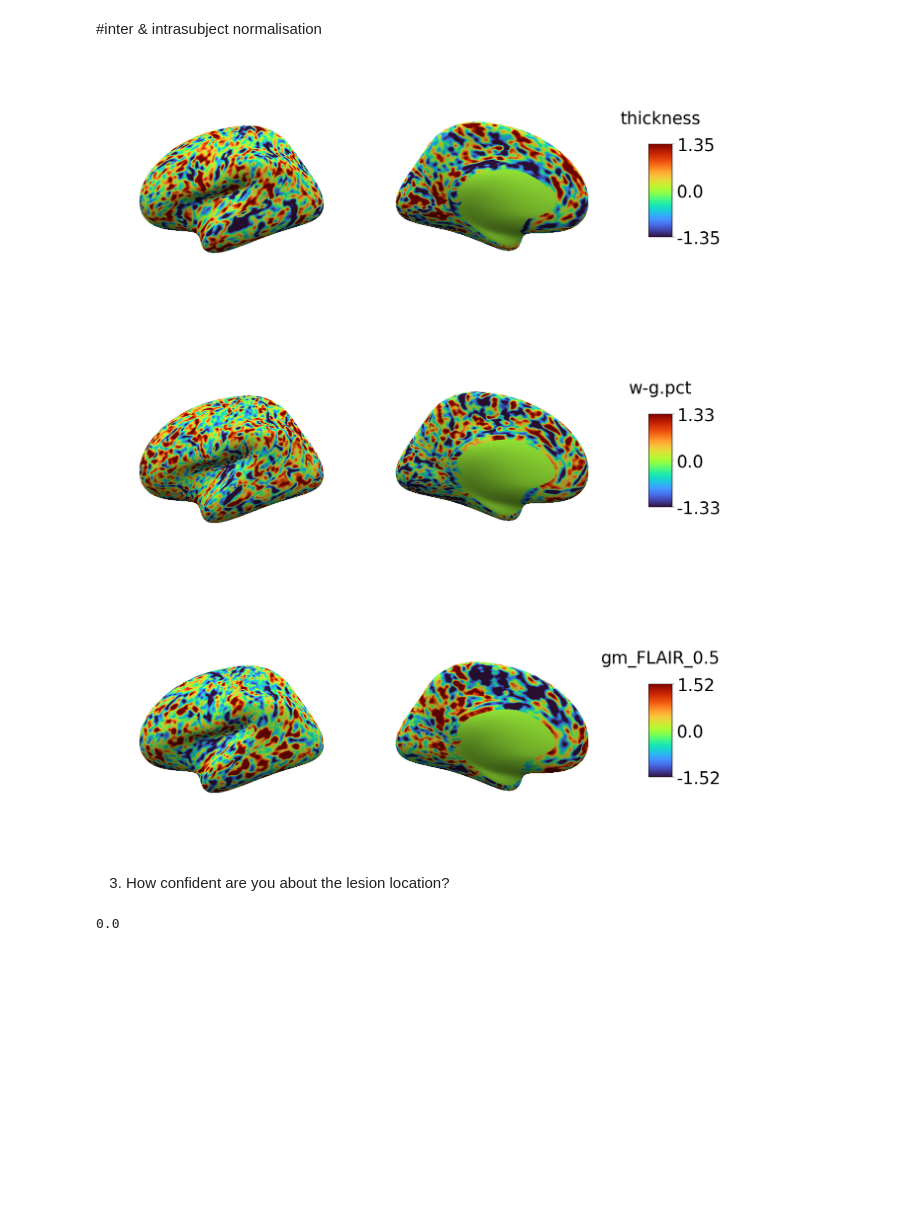
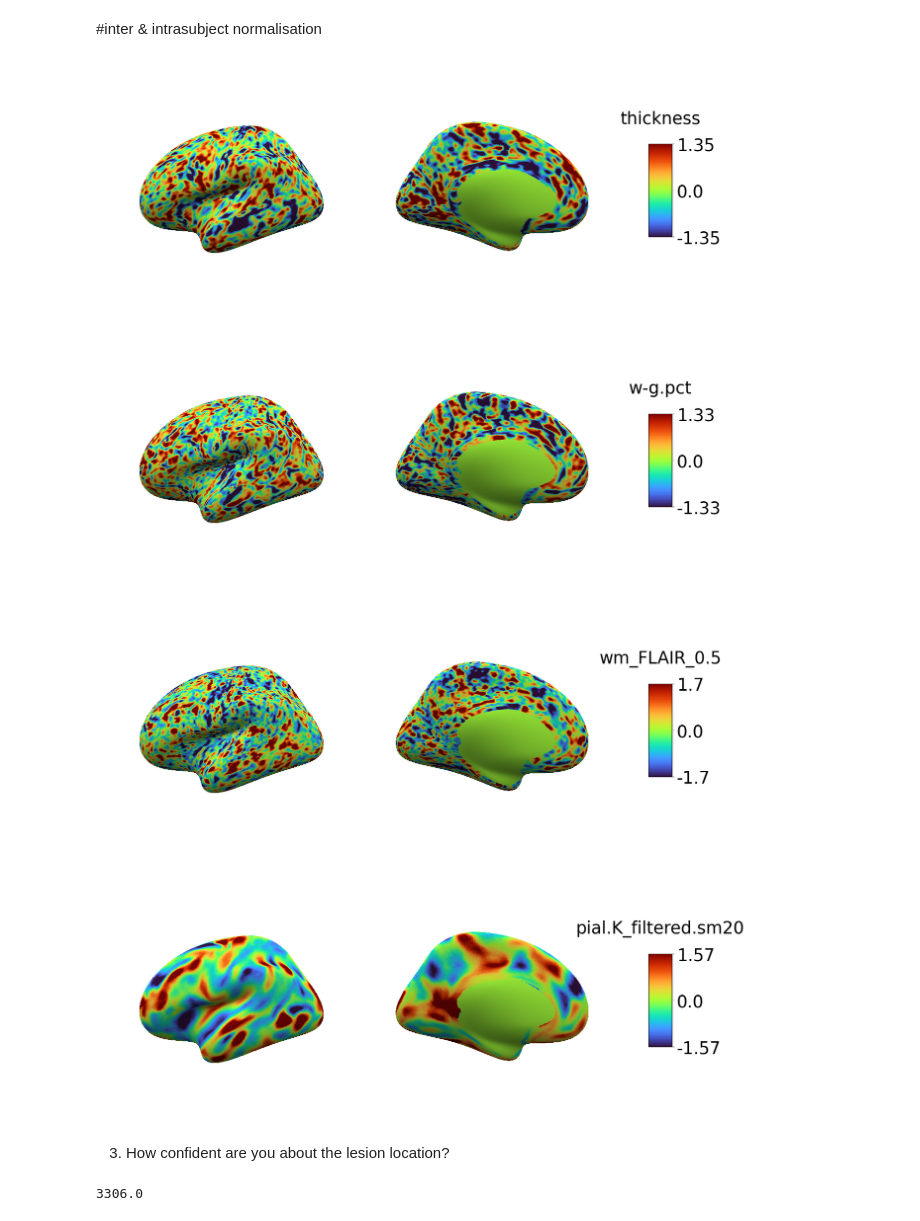
Before and after one commit to MELDProject/meld_workshop, a Jupyter notebook: notebooks/ohbm_meld_fcd.ipynb, the cells around one changed output. Drawn from its saved outputs; the diff is of its cells as text; code cells hidden in the pictures; blank space fills up the shorter version.

```diff
--- a/notebooks/ohbm_meld_fcd.ipynb
+++ b/notebooks/ohbm_meld_fcd.ipynb
@@ -61,7 +62,7 @@ How confident are you about the lesion location?
 # %%
 #load and view surface based features
 # %%
-features = ['thickness','w-g.pct','gm_FLAIR_0.5']
+features = ['thickness','w-g.pct','wm_FLAIR_0.5','pial.K_filtered.sm20']
 # %%
 surf = nb.freesurfer.read_geometry('./meld_workshop/data/fsaverage_sym/surf/lh.inflated')
 # %%
@@ -85,17 +87,21 @@ for feat_i in features:
 #inter & intrasubject normalisation
 # %%
 for feat_i in features:
-  feat = '{}.inter_z.intra_z.combat.on_lh.{}.sm3.mgh'.format(hemi,feat_i)
+  if 'pial' in feat_i:
+      feat = '{}.inter_z.intra_z.combat.on_lh.{}.mgh'.format(hemi,feat_i)
+  else:
+      feat = '{}.inter_z.intra_z.combat.on_lh.{}.sm3.mgh'.format(hemi,feat_i)
   feature = nb.load(os.path.join(surf_folder,
                     feat)).get_fdata().ravel()
 
   msp.plot_surf(surf[0],surf[1],
                 feature,vmin=-np.percentile(feature,95),cmap_label=feat_i,
                 vmax = np.percentile(feature,95),cmap='turbo')
 # %% [output]
 [figure]
 [figure]
-[figure, old version]
+[figure, new version]
+[figure, added]
 # %% [markdown]
 3. How confident are you about the lesion location?
 # %%
@@ -107,4 +113,4 @@ feature = nb.load(os.path.join(surf_folder,
 # %%
 feature.sum()
 # %% [output]
-0.0
+3306.0
```
Also changed, not shown: parts of 3 cells of this notebook.
